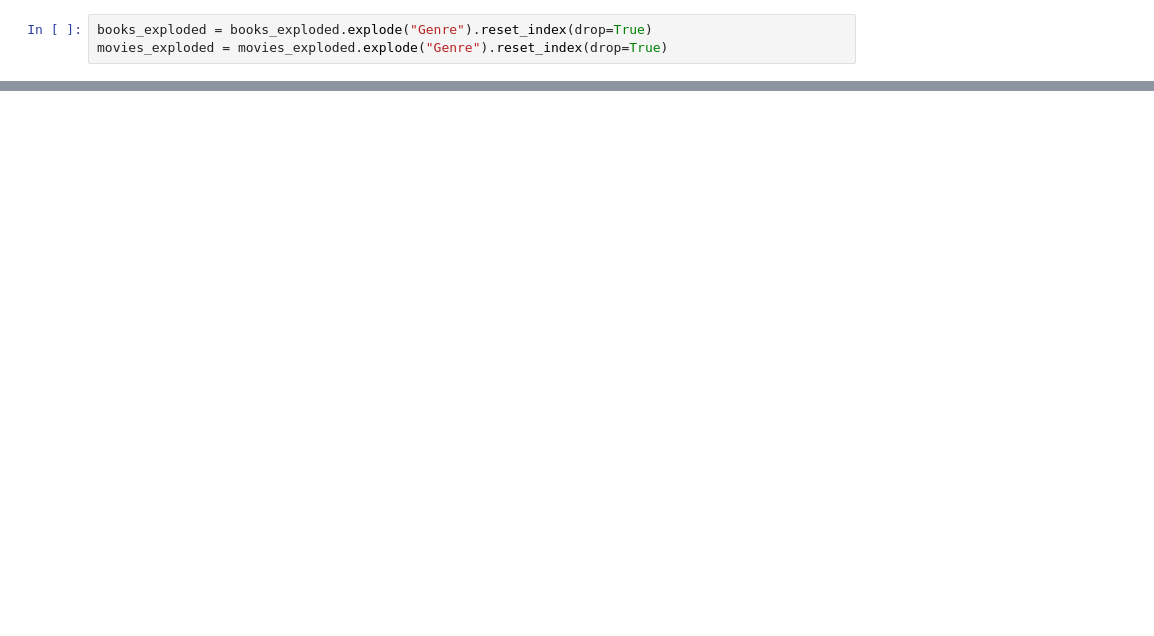
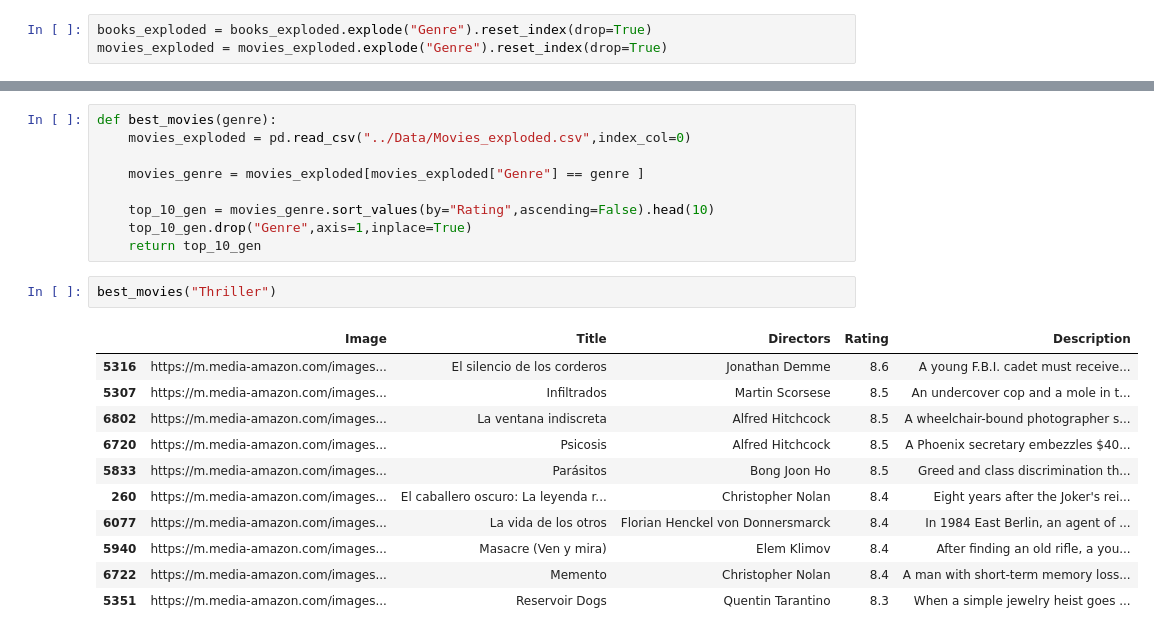
Before and after one commit to Slivered/Book_Recomendation_, a Jupyter notebook: Notebooks/Visualization.ipynb, the cells around one changed output, grey strips where cells are left out. Drawn from its saved outputs; the diff is of its cells as text; blank space fills up the shorter version.

```diff
--- a/Notebooks/Visualization.ipynb
+++ b/Notebooks/Visualization.ipynb
@@ -123,0 +180,23 @@ def genre_graph(df,genre):
+# %%
+def best_movies(genre):
+    movies_exploded = pd.read_csv("../Data/Movies_exploded.csv",index_col=0)
+
+    movies_genre = movies_exploded[movies_exploded["Genre"] == genre ]
+
+    top_10_gen = movies_genre.sort_values(by="Rating",ascending=False).head(10)
+    top_10_gen.drop("Genre",axis=1,inplace=True)
+    return top_10_gen
+# %%
+best_movies("Thriller")
+# %% [output]
+|  | Image | Title | Directors | Rating | Description |
+| 5316 | https://m.media-amazon.com/images... | El silencio de los corderos | Jonathan Demme | 8.6 | A young F.B.I. cadet must receive... |
+| 5307 | https://m.media-amazon.com/images... | Infiltrados | Martin Scorsese | 8.5 | An undercover cop and a mole in t... |
+| 6802 | https://m.media-amazon.com/images... | La ventana indiscreta | Alfred Hitchcock | 8.5 | A wheelchair-bound photographer s... |
+| 6720 | https://m.media-amazon.com/images... | Psicosis | Alfred Hitchcock | 8.5 | A Phoenix secretary embezzles $40... |
+| 5833 | https://m.media-amazon.com/images... | Parásitos | Bong Joon Ho | 8.5 | Greed and class discrimination th... |
+| 260 | https://m.media-amazon.com/images... | El caballero oscuro: La leyenda r... | Christopher Nolan | 8.4 | Eight years after the Joker's rei... |
+| 6077 | https://m.media-amazon.com/images... | La vida de los otros | Florian Henckel von Donnersmarck | 8.4 | In 1984 East Berlin, an agent of ... |
+| 5940 | https://m.media-amazon.com/images... | Masacre (Ven y mira) | Elem Klimov | 8.4 | After finding an old rifle, a you... |
+| 6722 | https://m.media-amazon.com/images... | Memento | Christopher Nolan | 8.4 | A man with short-term memory loss... |
+| 5351 | https://m.media-amazon.com/images... | Reservoir Dogs | Quentin Tarantino | 8.3 | When a simple jewelry heist goes ... |
```
Also changed, not shown: parts of 18 cells of this notebook, 18 other files.
